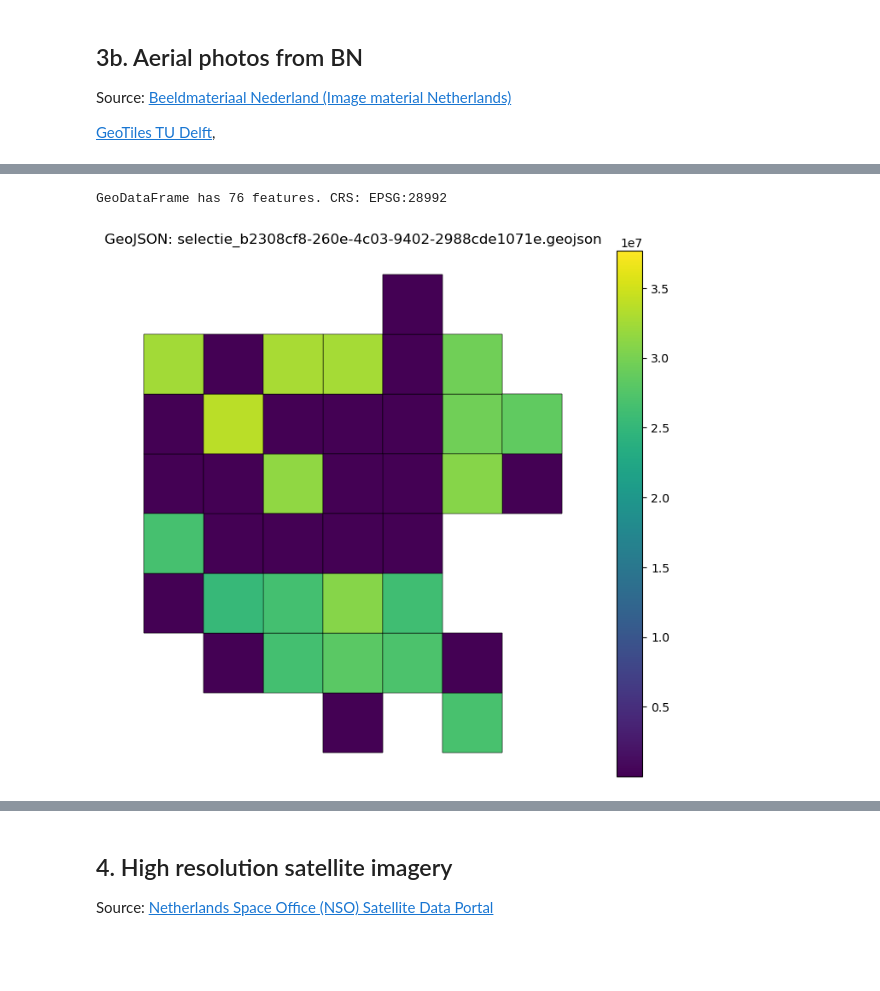
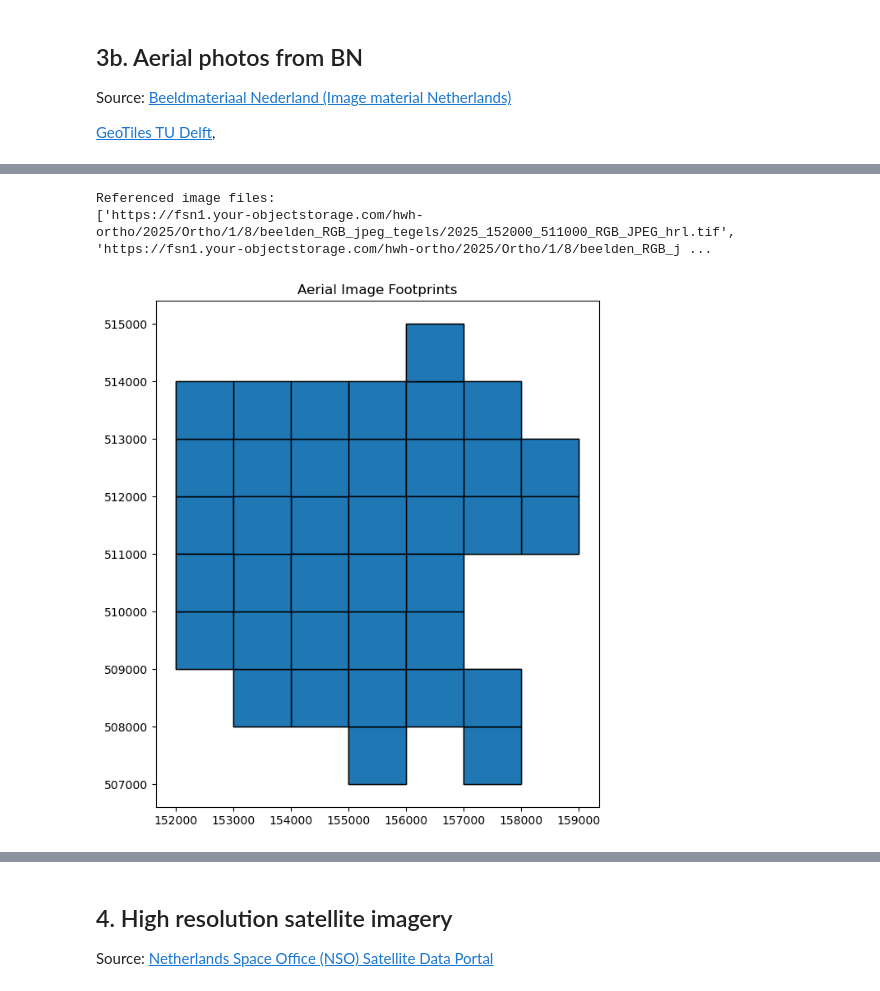
Before and after one commit to movephutthaphaiboon/coastal-analysis-shoreline-evolution, a Jupyter notebook: A - data exploration.ipynb, the cells around one changed output, grey strips where cells are left out. Drawn from its saved outputs; the diff is of its cells as text; code cells hidden in the pictures; blank space fills up the shorter version.

Commit message:
try to plot img file but not full image yet

```diff
--- a/A - data exploration.ipynb
+++ b/A - data exploration.ipynb
@@ -194,31 +165,22 @@ print(gdf.head())
-# %%
-# Use existing `gdf` and `geojson_path`
-print(f"GeoDataFrame has {len(gdf)} features. CRS: {gdf.crs}")
-
-# If CRS is missing, assume Dutch RD (EPSG:28992) which matches numeric coords like 153000 511000
-if gdf.crs is None:
-    try:
-        gdf = gdf.set_crs(epsg=28992)
-        print("Set CRS to EPSG:28992 (assumed RD New).")
-    except Exception as e:
-        print("Could not set CRS:", e)
-
-# Choose a column to color by, fallback to plotting geometries only
-color_col = "size" if "size" in gdf.columns else None
-
-fig, ax = plt.subplots(figsize=(10, 8))
-gdf.plot(
-    column=color_col,
-    ax=ax,
-    cmap="viridis",
-    legend=(color_col is not None),
-    edgecolor="black",
-    linewidth=0.3
-)
-ax.set_title(f"GeoJSON: {Path(geojson_path).name}")
-ax.set_aspect("equal")
-ax.set_axis_off()
-plt.show()
-# %% [output]
-GeoDataFrame has 76 features. CRS: EPSG:28992
-[figure, removed]
+# %%
+import geopandas as gpd
+from pathlib import Path
+
+geojson_path = "data/BN Imagerial Data/selectie_b2308cf8-260e-4c03-9402-2988cde1071e.geojson"
+gdf = gpd.read_file(geojson_path)
+
+# Plot footprints
+ax = gdf.plot(edgecolor="black", figsize=(10, 8))
+ax.set_title("Aerial Image Footprints")
+ax.set_aspect("equal")
+
+# List referenced image files from the GeoJSON properties
+if "file" in gdf.columns:
+    print("Referenced image files:")
+    print(gdf["file"].dropna().tolist())
+else:
+    print("No 'file' column found in GeoJSON properties.")
+# %% [output]
+Referenced image files:
+['https://fsn1.your-objectstorage.com/hwh-ortho/2025/Ortho/1/8/beelden_RGB_jpeg_tegels/2025_152000_511000_RGB_JPEG_hrl.tif', 'https://fsn1.your-objectstorage.com/hwh-ortho/2025/Ortho/1/8/beelden_RGB_j ...
+[figure, added]
```
Also changed, not shown: parts of 2 cells of this notebook.
